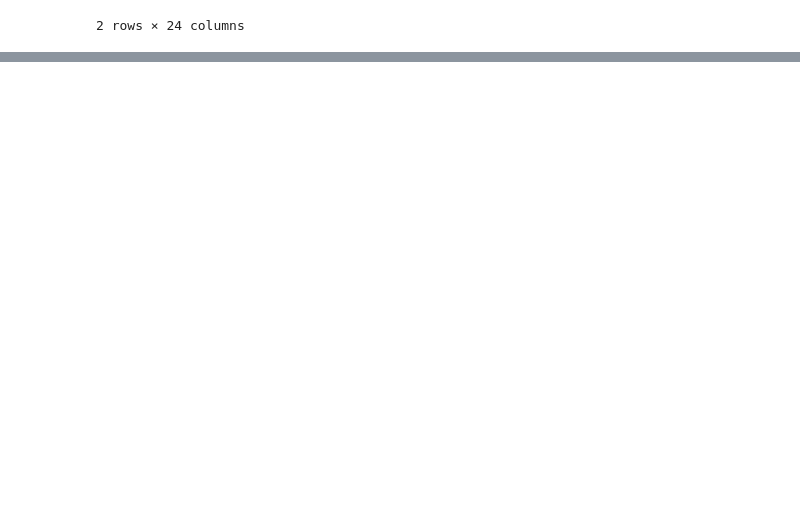
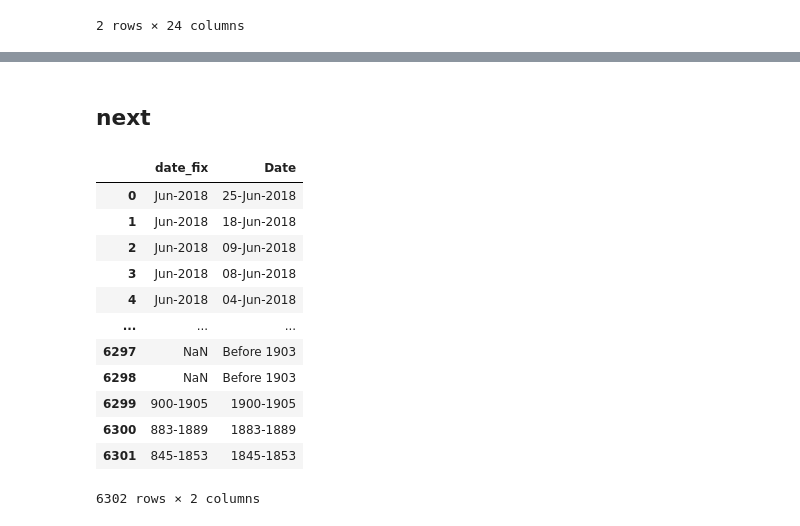
Before and after one commit to nb3110/shark-attack-blasi, a Jupyter notebook: analysis.ipynb, the cells around one changed output, grey strips where cells are left out. Cells and saved outputs as stored; diff of their text form; code cells hidden in the pictures; blank space fills up the shorter version.

```diff
--- a/analysis.ipynb
+++ b/analysis.ipynb
@@ -99,0 +107,21 @@ Name: href, dtype: object
+# %% [markdown]
+## next
+# %%
+pd.set_option('display.max_rows', 100)
+#df["date_fix"] = df["Date"].str.extract(r"(\w{3}-\d{4})")
+
+df[["date_fix","Date"]]
+# %% [output]
+|  | date_fix | Date |
+| 0 | Jun-2018 | 25-Jun-2018 |
+| 1 | Jun-2018 | 18-Jun-2018 |
+| 2 | Jun-2018 | 09-Jun-2018 |
+| 3 | Jun-2018 | 08-Jun-2018 |
+| 4 | Jun-2018 | 04-Jun-2018 |
+| ... | ... | ... |
+| 6297 | NaN | Before 1903 |
+| 6298 | NaN | Before 1903 |
+| 6299 | 900-1905 | 1900-1905 |
+| 6300 | 883-1889 | 1883-1889 |
+| 6301 | 845-1853 | 1845-1853 |
+6302 rows × 2 columns
```
Also changed, not shown: parts of 14 cells of this notebook.
